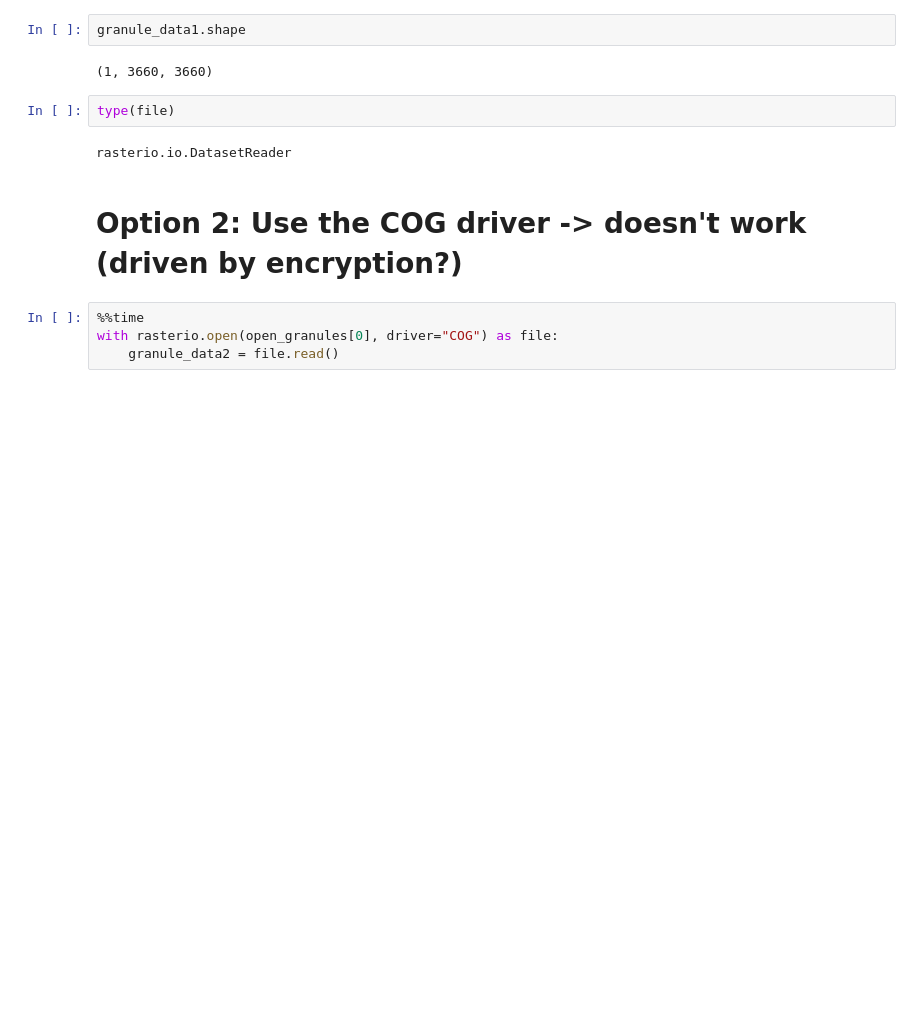
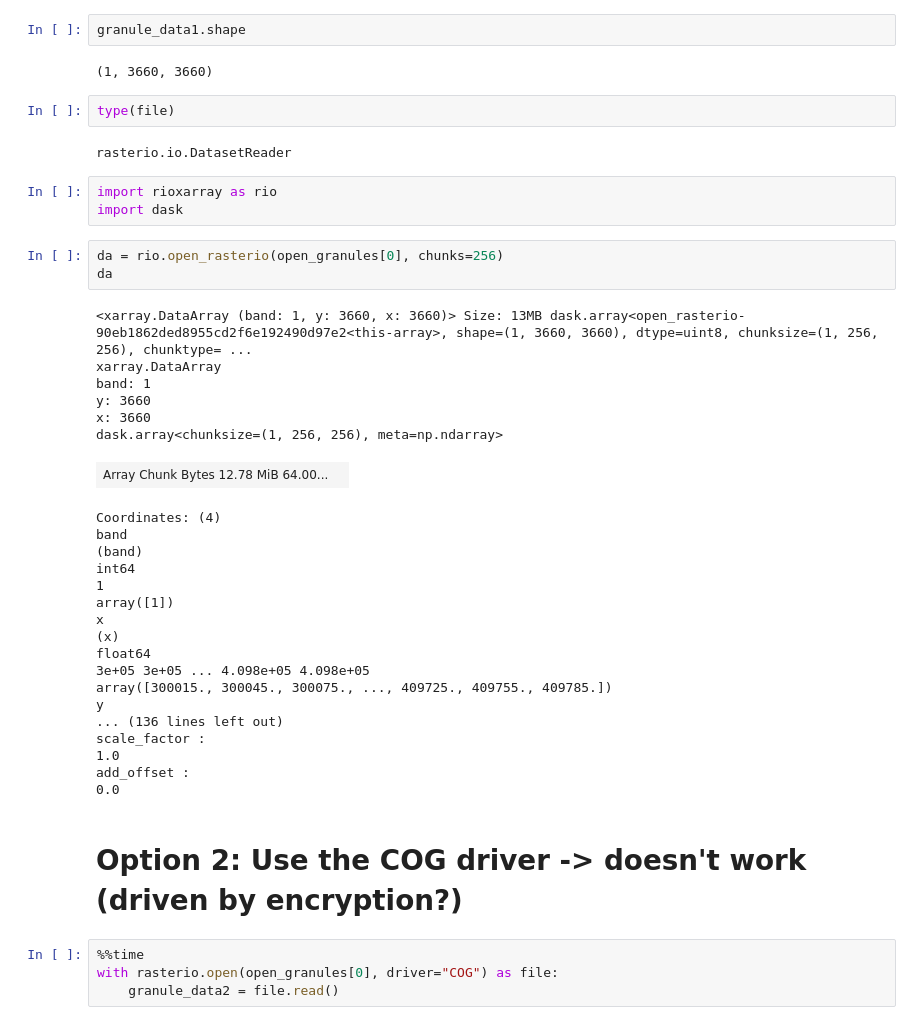
Before and after one commit to xaviernogueira/Data-Science-Lab, a Jupyter notebook: geospatial/cog-experimentation.ipynb, the cells around one changed output. Saved outputs shown, nothing was run; the diff lists cells and outputs as text; blank space fills up the shorter version.

```diff
--- a/geospatial/cog-experimentation.ipynb
+++ b/geospatial/cog-experimentation.ipynb
@@ -135,6 +139,37 @@ granule_data1.shape
 type(file)
 # %% [output]
 rasterio.io.DatasetReader
+# %%
+import rioxarray as rio
+import dask
+# %%
+da = rio.open_rasterio(open_granules[0], chunks=256)
+da
+# %% [output]
+<xarray.DataArray (band: 1, y: 3660, x: 3660)> Size: 13MB dask.array<open_rasterio-90eb1862ded8955cd2f6e192490d97e2<this-array>, shape=(1, 3660, 3660), dtype=uint8, chunksize=(1, 256, 256), chunktype= ...
+xarray.DataArray
+band: 1
+y: 3660
+x: 3660
+dask.array<chunksize=(1, 256, 256), meta=np.ndarray>
+| Array Chunk Bytes 12.78 MiB 64.00... |  |
+Coordinates: (4)
+band
+(band)
+int64
+1
+array([1])
+x
+(x)
+float64
+3e+05 3e+05 ... 4.098e+05 4.098e+05
+array([300015., 300045., 300075., ..., 409725., 409755., 409785.])
+y
+... (136 lines left out)
+scale_factor :
+1.0
+add_offset :
+0.0
 # %% [markdown]
 # Option 2: Use the COG driver -> doesn't work (driven by encryption?)
 # %%
```
Also changed, not shown: parts of 20 cells of this notebook.
